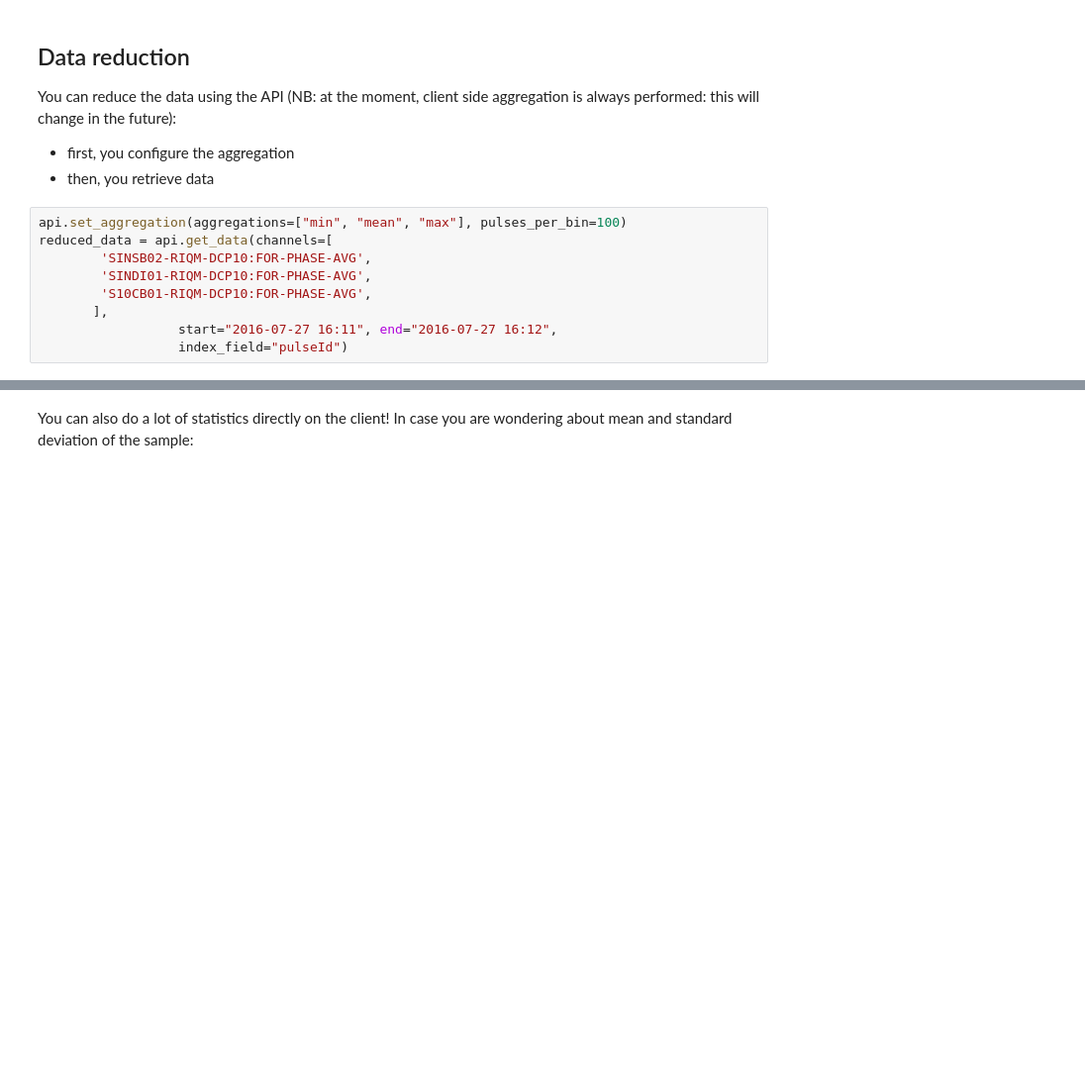
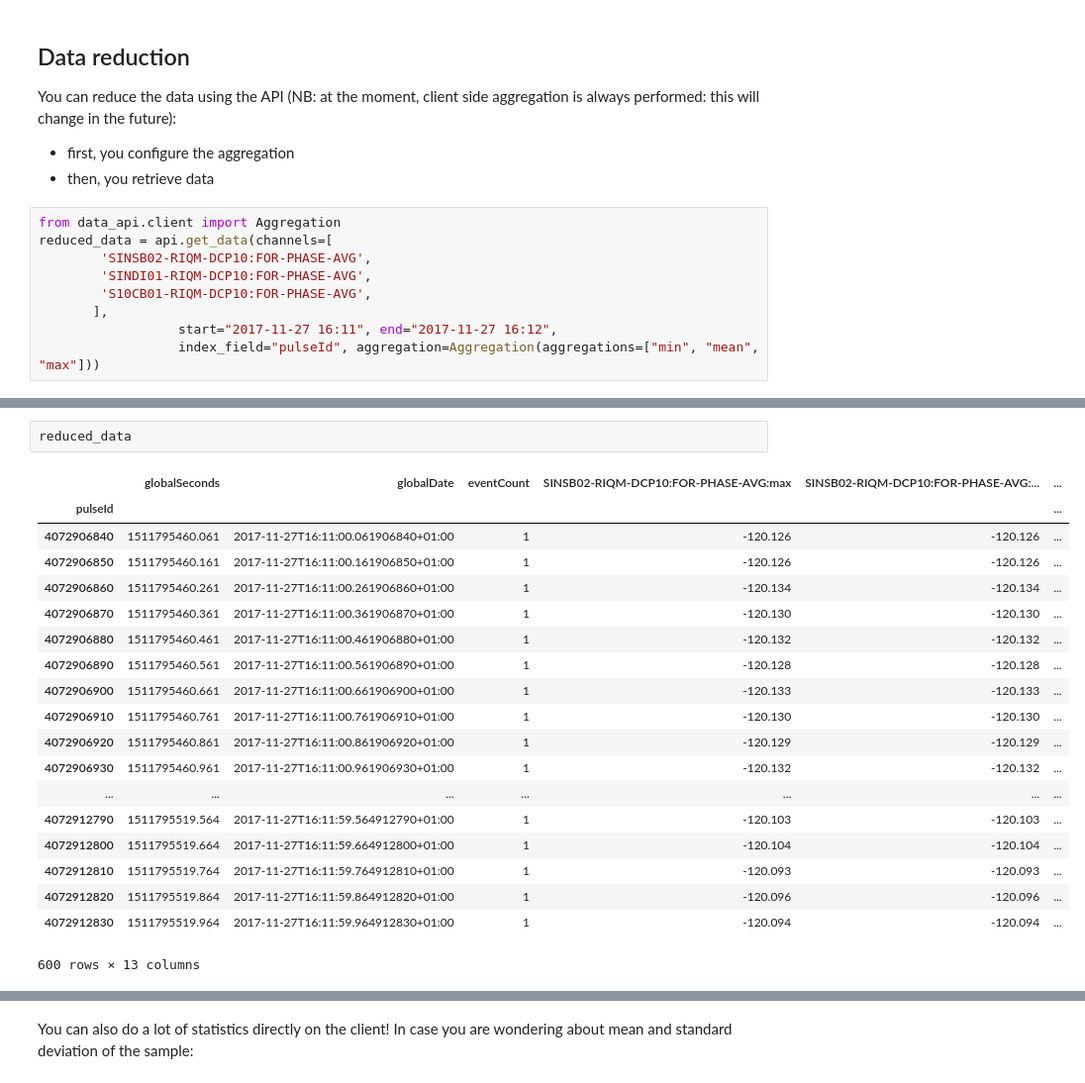
Before and after one commit to paulscherrerinstitute/data_api_python, a Jupyter notebook: examples/Usage and Analysis Examples.ipynb, the cells around one changed output, grey strips where cells are left out. Shown: that part at 99% size. Drawn from its saved outputs; the diff is of its cells as text; blank space fills up the shorter version.

```diff
--- a/examples/Usage and Analysis Examples.ipynb
+++ b/examples/Usage and Analysis Examples.ipynb
@@ -107,12 +103,12 @@ You can reduce the data using the API (NB: at the moment, client side aggregatio
 * first, you configure the aggregation
 * then, you retrieve data
 # %%
-api.set_aggregation(aggregations=["min", "mean", "max"], pulses_per_bin=100)
+from data_api.client import Aggregation
 reduced_data = api.get_data(channels=[
         'SINSB02-RIQM-DCP10:FOR-PHASE-AVG',
         'SINDI01-RIQM-DCP10:FOR-PHASE-AVG',
         'S10CB01-RIQM-DCP10:FOR-PHASE-AVG',
        ],
-                  start="2016-07-27 16:11", end="2016-07-27 16:12",
-                  index_field="pulseId")
+                  start="2017-11-27 16:11", end="2017-11-27 16:12",
+                  index_field="pulseId", aggregation=Aggregation(aggregations=["min", "mean", "max"]))
 # %% [output]
@@ -134,3 +130,25 @@ Index(['SINSB02-RIQM-DCP10:FOR-PHASE-AVG:min',
       dtype='object')
+# %%
+reduced_data
+# %% [output]
+|  | globalSeconds | globalDate | eventCount | SINSB02-RIQM-DCP10:FOR-PHASE-AVG:max | SINSB02-RIQM-DCP10:FOR-PHASE-AVG:... | ... |
+| pulseId |  |  |  |  |  | ... |
+| 4072906840 | 1511795460.061 | 2017-11-27T16:11:00.061906840+01:00 | 1 | -120.126 | -120.126 | ... |
+| 4072906850 | 1511795460.161 | 2017-11-27T16:11:00.161906850+01:00 | 1 | -120.126 | -120.126 | ... |
+| 4072906860 | 1511795460.261 | 2017-11-27T16:11:00.261906860+01:00 | 1 | -120.134 | -120.134 | ... |
+| 4072906870 | 1511795460.361 | 2017-11-27T16:11:00.361906870+01:00 | 1 | -120.130 | -120.130 | ... |
+| 4072906880 | 1511795460.461 | 2017-11-27T16:11:00.461906880+01:00 | 1 | -120.132 | -120.132 | ... |
+| 4072906890 | 1511795460.561 | 2017-11-27T16:11:00.561906890+01:00 | 1 | -120.128 | -120.128 | ... |
+| 4072906900 | 1511795460.661 | 2017-11-27T16:11:00.661906900+01:00 | 1 | -120.133 | -120.133 | ... |
+| 4072906910 | 1511795460.761 | 2017-11-27T16:11:00.761906910+01:00 | 1 | -120.130 | -120.130 | ... |
+| 4072906920 | 1511795460.861 | 2017-11-27T16:11:00.861906920+01:00 | 1 | -120.129 | -120.129 | ... |
+| 4072906930 | 1511795460.961 | 2017-11-27T16:11:00.961906930+01:00 | 1 | -120.132 | -120.132 | ... |
+| ... | ... | ... | ... | ... | ... | ... |
+| 4072912790 | 1511795519.564 | 2017-11-27T16:11:59.564912790+01:00 | 1 | -120.103 | -120.103 | ... |
+| 4072912800 | 1511795519.664 | 2017-11-27T16:11:59.664912800+01:00 | 1 | -120.104 | -120.104 | ... |
+| 4072912810 | 1511795519.764 | 2017-11-27T16:11:59.764912810+01:00 | 1 | -120.093 | -120.093 | ... |
+| 4072912820 | 1511795519.864 | 2017-11-27T16:11:59.864912820+01:00 | 1 | -120.096 | -120.096 | ... |
+| 4072912830 | 1511795519.964 | 2017-11-27T16:11:59.964912830+01:00 | 1 | -120.094 | -120.094 | ... |
+600 rows × 13 columns
 # %%
 quantities = ['SINSB02-RIQM-DCP10:FOR-PHASE-AVG:max',
```
Also changed, not shown: parts of 14 cells of this notebook, 6 other files.
